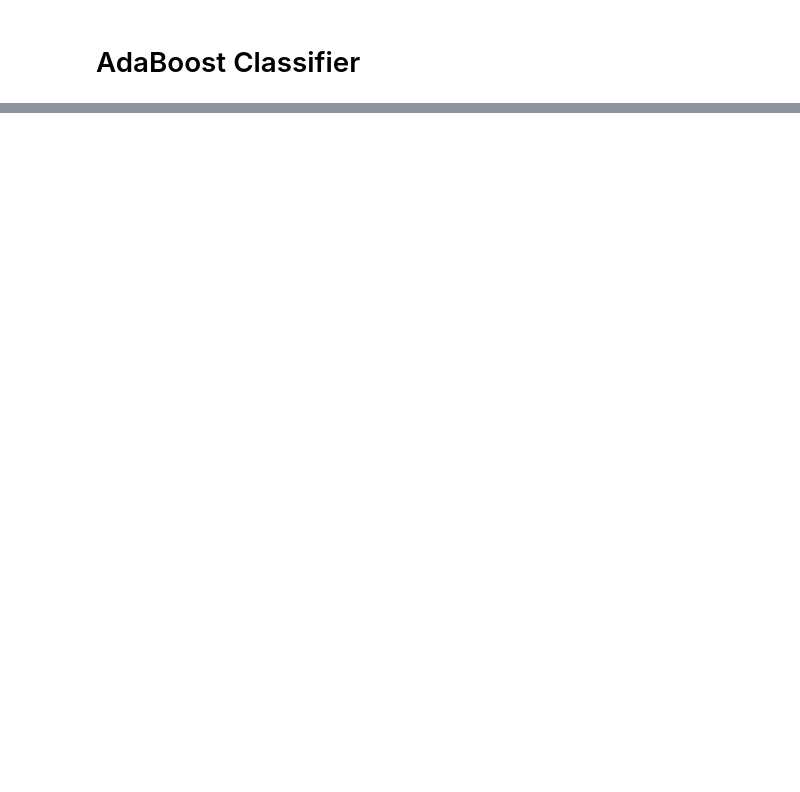
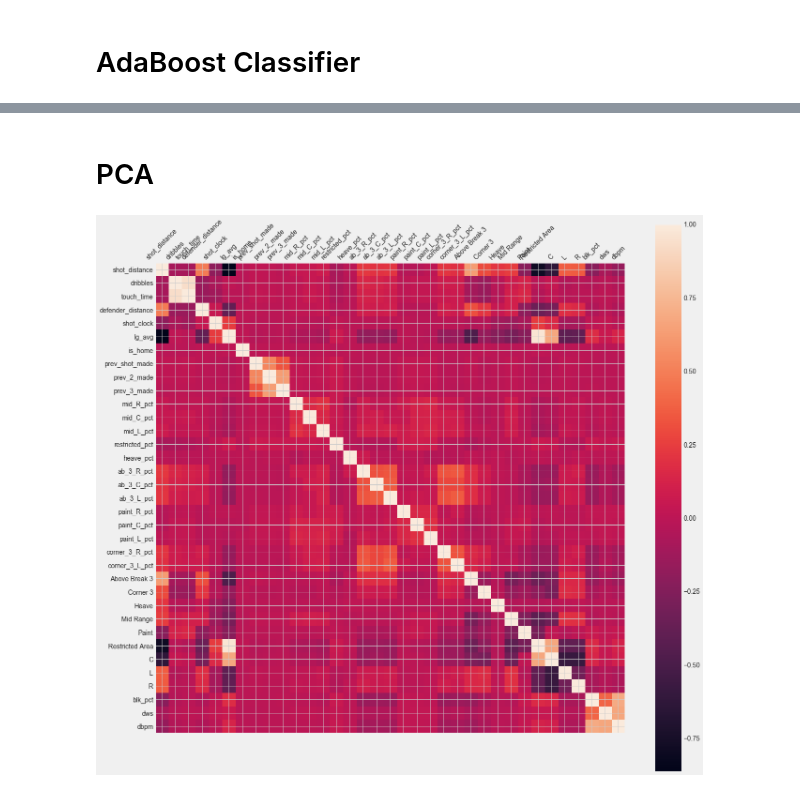
Before and after one commit to slieb74/NBA-Shot-Analysis, a Jupyter notebook: ML-models.ipynb, the cells around one changed output, grey strips where cells are left out. Saved outputs shown, nothing was run; the diff lists cells and outputs as text; code cells hidden in the pictures; blank space fills up the shorter version.

```diff
--- a/ML-models.ipynb
+++ b/ML-models.ipynb
@@ -433,0 +486,13 @@ AUC:        0.6623
+# %% [markdown]
+# PCA
+# %%
+fig, ax = plt.subplots(figsize=(20,20))
+mat = ax.matshow(X.corr())
+ax.set_xticks(np.arange(0,35,1))
+ax.set_yticks(np.arange(0,35,1))
+ax.set_xticklabels(X.columns, rotation = 45)
+ax.set_yticklabels(X.columns)
+fig.colorbar(mat)
+plt.show();
+# %% [output]
+[figure, added]
```
Also changed, not shown: parts of 47 cells of this notebook.
